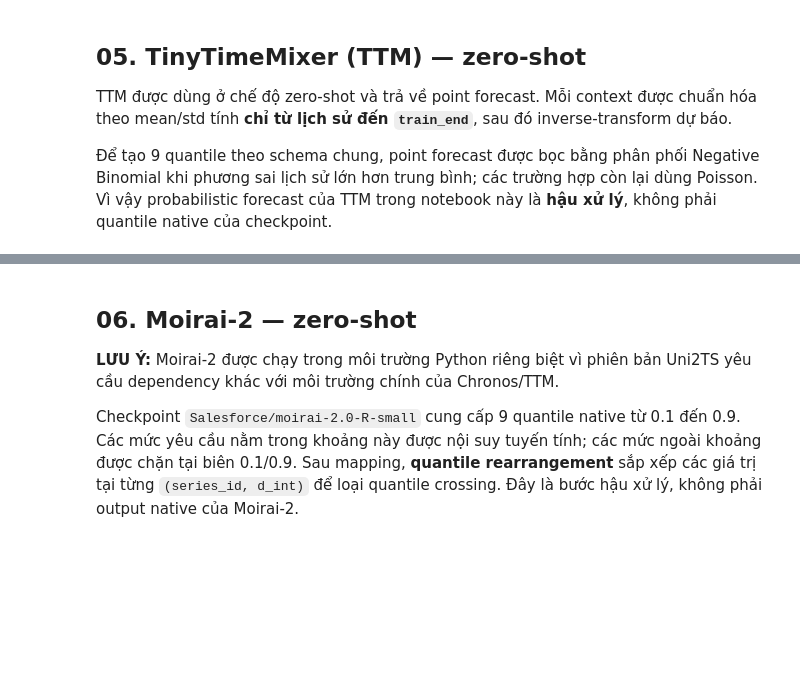
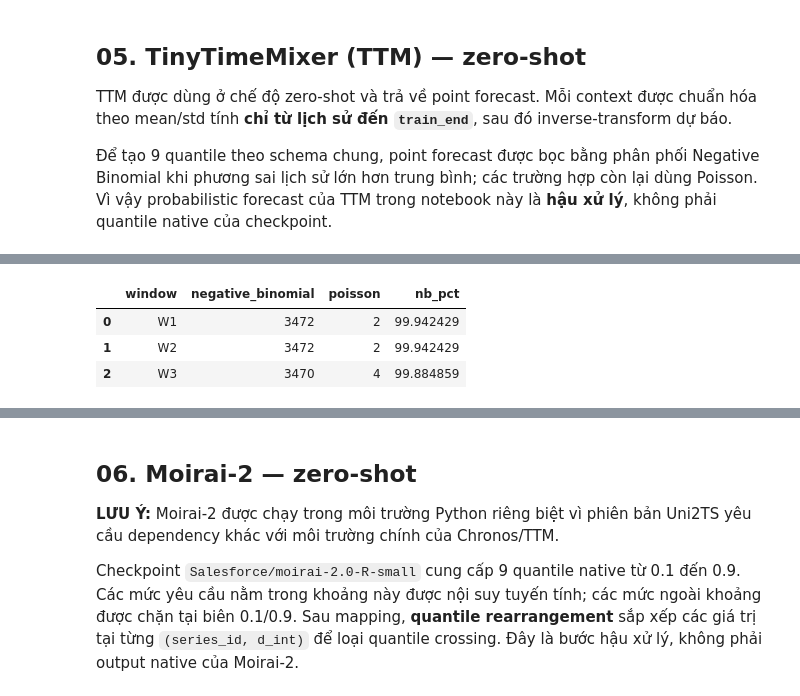
Before and after one commit to DuyKhanh162/m5-intermittent-forecasting, a Jupyter notebook: notebooks/P4.ipynb, the cells around one changed output, grey strips where cells are left out. Cells and saved outputs as stored; diff of their text form; code cells hidden in the pictures; blank space fills up the shorter version.

```diff
--- a/notebooks/P4.ipynb
+++ b/notebooks/P4.ipynb
@@ -351,0 +410,27 @@ W3: 875,448 rows | 4.0 s
+# %%
+ttm_wrapper_stats = []
+
+for _, w in windows.iterrows():
+    window_name = w["window"]
+    train_end = int(w["train_end"])
+
+    mv = long.loc[
+        long["d_int"] <= train_end
+    ].groupby("series_id")["sales"].agg(["mean", "var"])
+
+    use_nb = (mv["mean"] > 0) & (mv["var"] > mv["mean"])
+
+    ttm_wrapper_stats.append({
+        "window": window_name,
+        "negative_binomial": int(use_nb.sum()),
+        "poisson": int((~use_nb).sum()),
+        "nb_pct": use_nb.mean() * 100
+    })
+
+ttm_wrapper_stats = pd.DataFrame(ttm_wrapper_stats)
+display(ttm_wrapper_stats)
+# %% [output]
+|  | window | negative_binomial | poisson | nb_pct |
+| 0 | W1 | 3472 | 2 | 99.942429 |
+| 1 | W2 | 3472 | 2 | 99.942429 |
+| 2 | W3 | 3470 | 4 | 99.884859 |
```
Also changed, not shown: parts of 22 cells of this notebook, 1 other file.
